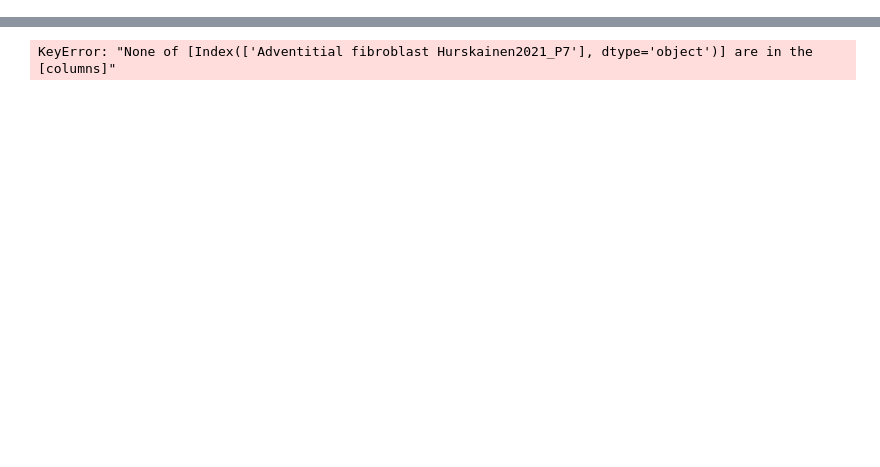
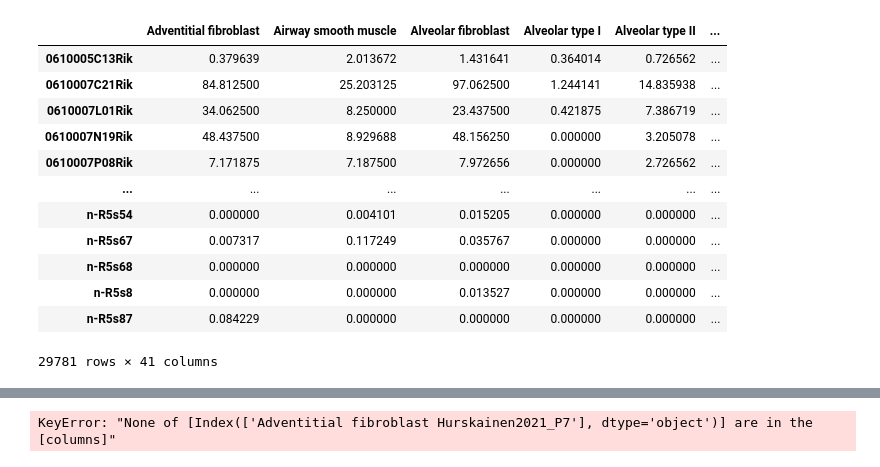
Before and after one commit to fabilab/data-compression-and-APIs-for-cell-atlases, a Jupyter notebook: condensed_lung_atlas-main/heatmap_unified.ipynb, the cells around one changed output, grey strips where cells are left out. Drawn from its saved outputs; the diff is of its cells as text; code cells hidden in the pictures; blank space fills up the shorter version.

```diff
--- a/condensed_lung_atlas-main/heatmap_unified.ipynb
+++ b/condensed_lung_atlas-main/heatmap_unified.ipynb
@@ -8,3 +8,5 @@ from scipy.spatial.distance import pdist, euclidean
 from scipy.special import comb
 import re
 import json
+# %%
+h5_data = h5py.File('./output/condensed_lung_atlas_in_cpm.h5',"r")
@@ -11,7 +37,7 @@ import json
 # %%
 # gives the name of dataset we want as an input
 # celltype / celltype_dataset / celltype_dataset_timepoint
-def read_file(df_type):
+def read_file_average(df_type):
     with h5py.File('./output/condensed_lung_atlas_in_cpm.h5',"r") as h5_data:
 
         df = pd.DataFrame(
@@ -24,0 +61,2 @@ df = read_file('celltype_dataset_timepoint')
+# %%
+df_average = read_file_average('celltype')
@@ -25 +83,17 @@ df = read_file('celltype_dataset_timepoint')
+# %%
+df_average
+# %% [output]
+|  | Adventitial fibroblast | Airway smooth muscle | Alveolar fibroblast | Alveolar type I | Alveolar type II | ... |
+| 0610005C13Rik | 0.379639 | 2.013672 | 1.431641 | 0.364014 | 0.726562 | ... |
+| 0610007C21Rik | 84.812500 | 25.203125 | 97.062500 | 1.244141 | 14.835938 | ... |
+| 0610007L01Rik | 34.062500 | 8.250000 | 23.437500 | 0.421875 | 7.386719 | ... |
+| 0610007N19Rik | 48.437500 | 8.929688 | 48.156250 | 0.000000 | 3.205078 | ... |
+| 0610007P08Rik | 7.171875 | 7.187500 | 7.972656 | 0.000000 | 2.726562 | ... |
+| ... | ... | ... | ... | ... | ... | ... |
+| n-R5s54 | 0.000000 | 0.004101 | 0.015205 | 0.000000 | 0.000000 | ... |
+| n-R5s67 | 0.007317 | 0.117249 | 0.035767 | 0.000000 | 0.000000 | ... |
+| n-R5s68 | 0.000000 | 0.000000 | 0.000000 | 0.000000 | 0.000000 | ... |
+| n-R5s8 | 0.000000 | 0.000000 | 0.013527 | 0.000000 | 0.000000 | ... |
+| n-R5s87 | 0.084229 | 0.000000 | 0.000000 | 0.000000 | 0.000000 | ... |
+29781 rows × 41 columns
 # %%
```
Also changed, not shown: parts of 8 cells of this notebook, 12 other files.
